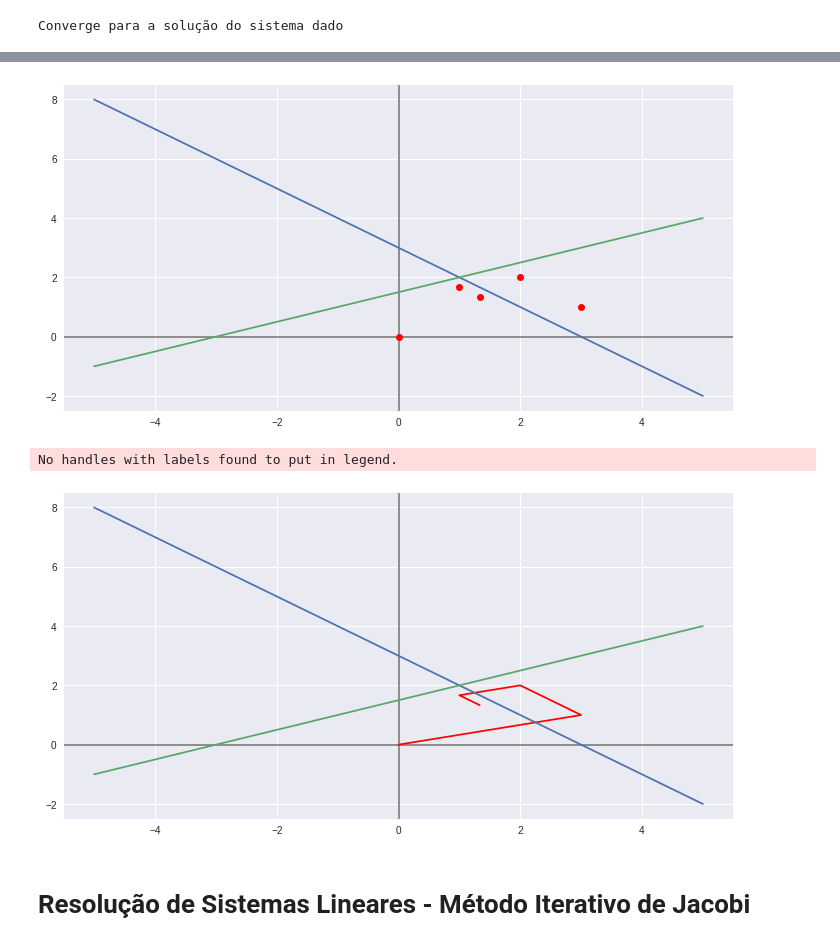
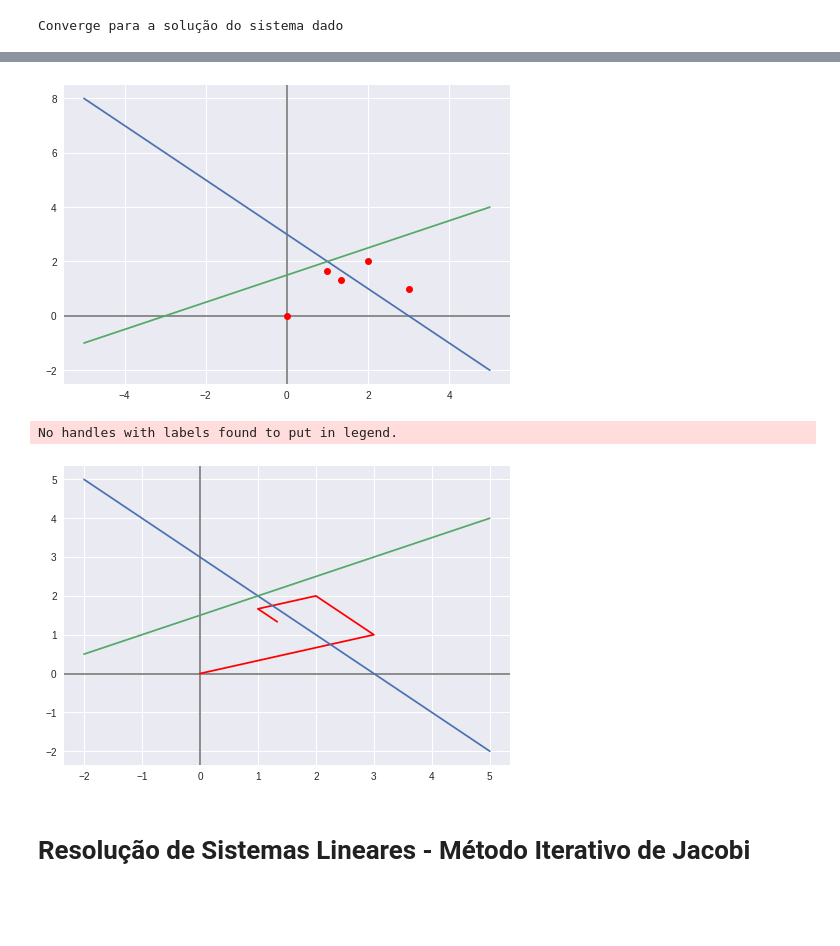
Before and after one commit to Aclira/Aula11, a Jupyter notebook: Aula11_AczaLira.ipynb, the cells around one changed output, grey strips where cells are left out. Drawn from its saved outputs; the diff is of its cells as text; code cells hidden in the pictures; blank space fills up the shorter version.

```diff
--- a/Aula11_AczaLira.ipynb
+++ b/Aula11_AczaLira.ipynb
@@ -119,28 +118,22 @@ gaussSeidelMethod(0.05,A,b)
 # %%
-import matplotlib.pyplot as plt
-
 x = np.linspace(-5,5)
-y1 = 3 - x
+y1 = (3 - x)
 y2 = (1/2)*(3+x)
 
 plt.axvline(x = 0, color = 'gray')
 plt.axhline(y = 0, color = 'gray')
 
 v1 = [0,3,2,1,(4/3)]
 v2 = [0,1,2,(5/3),(4/3)]
 
 plt.plot(v1, v2, 'ro')
 plt.plot(x, y1)
 plt.plot(x, y2)
 plt.show()
 # %% [output]
-[figure, old version]
+[figure, new version]
 # %%
-import matplotlib.pyplot as plt
-
-
-
-x = np.linspace(-5,5)
+x = np.linspace(-2,5)
 y1 = (3 - x)
 y2 = (1/2)*(3+x)
 
@@ -158,7 +151,7 @@ plt.legend()
 plt.show()
 # %% [output]
 No handles with labels found to put in legend.
-[figure, old version]
+[figure, new version]
 # %% [markdown]
 # Resolução de Sistemas Lineares - Método Iterativo de Jacobi
 # %% [markdown]
```
Also changed, not shown: parts of 4 cells of this notebook.
